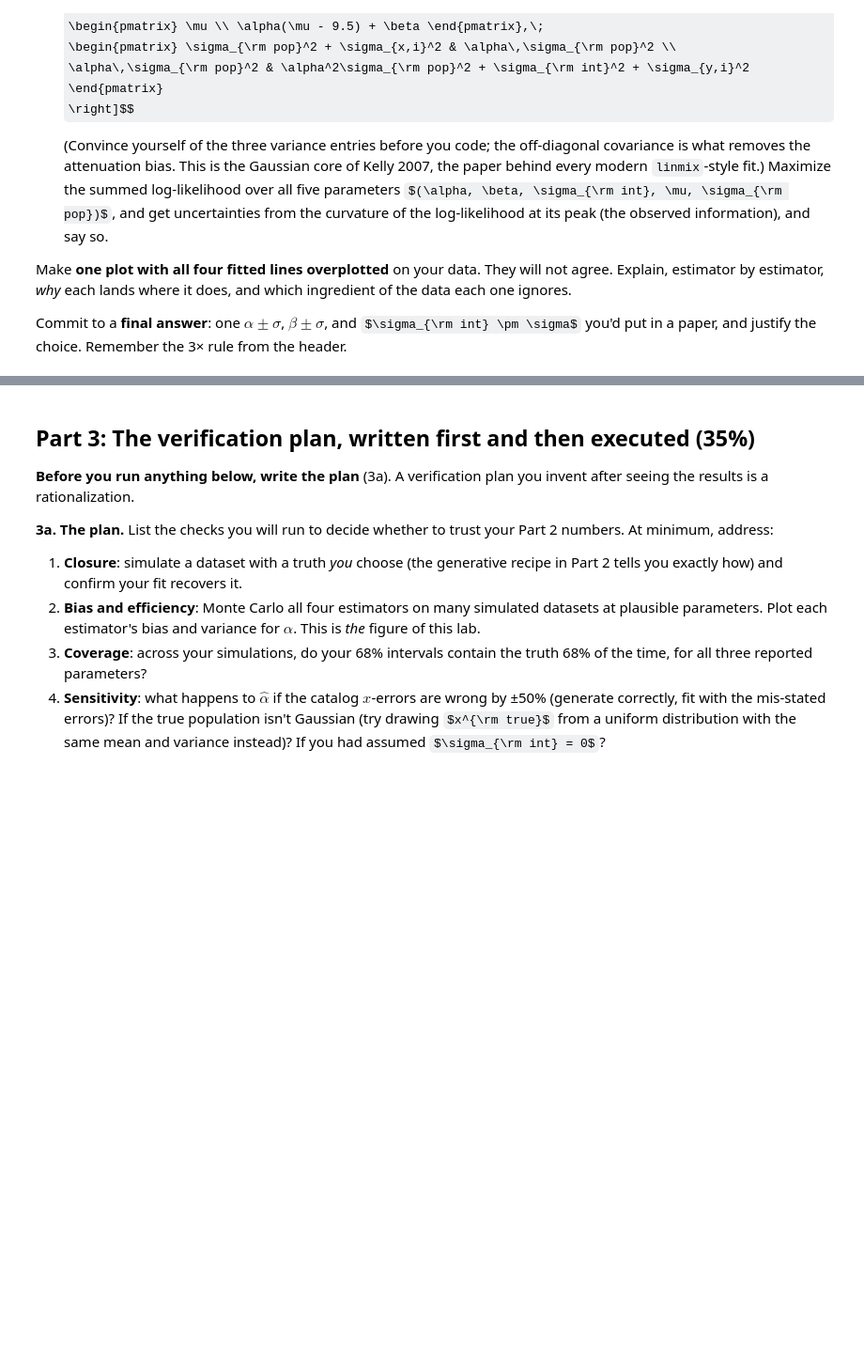
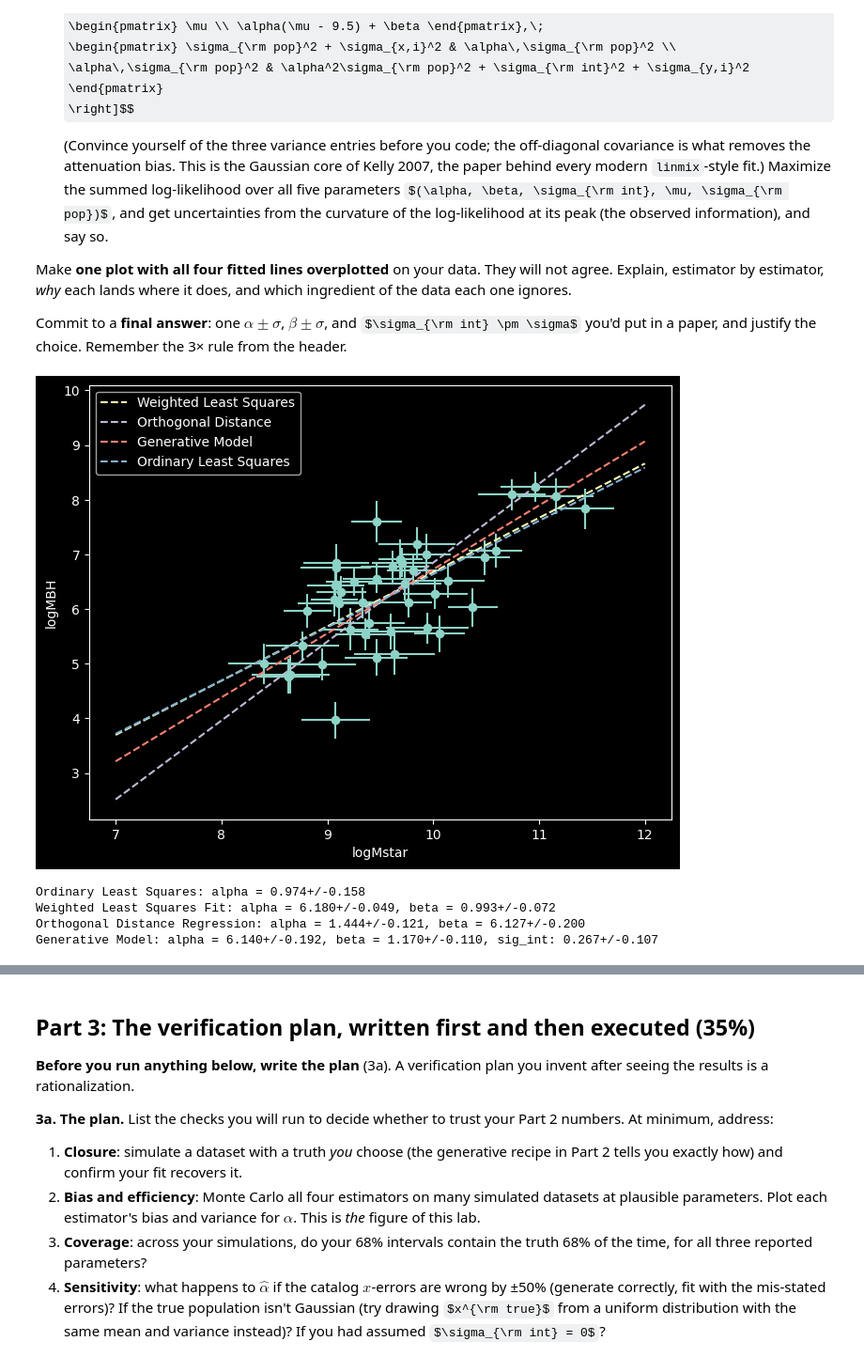
Before and after one commit to andrewtsteves/ast457_2026_Fall, a Jupyter notebook: submissions/asteves2/lab04.ipynb, the cells around one changed output, grey strips where cells are left out. Shown at 94% size. Cells and saved outputs as stored; diff of their text form; code cells hidden in the pictures; some formulas as TeX source; blank space fills up the shorter version.

```diff
--- a/submissions/asteves2/lab04.ipynb
+++ b/submissions/asteves2/lab04.ipynb
@@ -135,4 +136,82 @@ $\sigma_{\rm int} \pm \sigma$ you'd put in a paper, and justify the choice. Reme
 3× rule from the header.
 # %%
 # Part 2: your work here
+from scipy import odr
+from scipy.optimize import minimize
+import warnings
+warnings.filterwarnings('ignore')
+
+Sigma = np.diag(y_err ** 2)
+Sig_inv = np.linalg.inv(Sigma)
+
+theta_hat = np.linalg.inv(A.T @ Sig_inv @ A) @ A.T @ Sig_inv @ y
+cov = np.linalg.inv(A.T @ Sig_inv @ A)
+
+a_stddev_WLS = np.sqrt(cov[0, 0])
+b_stddev_WLS = np.sqrt(cov[1, 1])
+
+def fit(b, x):
+    return b[0] + (x - 9.5) * b[1]
+
+odr = odr.ODR(odr.RealData(x, y, sx = x_err, sy = y_err), odr.Model(fit), beta0 = theta)
+odr_res = odr.run()
+beta_odr, alpha_odr = odr_res.beta
+a_stddev_odr, b_stddev_odr = odr_res.sd_beta[0], odr_res.sd_beta[1]
+
+def neg2logL(p, x = x, y = y, sx = x_err, sy = y_err):
+    alpha, beta, logsig_int, mu, logsig_pop = p
+    sig_int, sig_pop = np.exp(logsig_int), np.exp(logsig_pop)
+    dx, dy = x - mu, y - (alpha * (mu - 9.5) + beta)
+    s11 = sig_pop + sx**2
+    s22 = alpha**2 * sig_pop + sig_int + sy**2
+    s12 = alpha * sig_pop
+    det = s11 * s22 - s12**2
+    quad = (s22 * dx**2 - 2 * s12 * dx * dy + s11 * dy**2) / det
+    return np.sum(np.log(det) + quad)
+
+def numerical_hessian(f, p, h=1e-4):
+    p = np.asarray(p, float); n = p.size; H = np.zeros((n, n))
+    for i in range(n):
+        for j in range(n):
+            e_i = np.zeros(n); e_j = np.zeros(n); e_i[i] = h; e_j[j] = h
+            H[i, j] = (f(p + e_i + e_j) - f(p + e_i - e_j) - f(p - e_i + e_j) + f(p - e_i - e_j)) / (4 * h * h)
+    return H
+
+start = [alpha_OSL, beta_OSL, np.log(0.3), np.mean(x), np.log(np.std(x))]
+res = minimize(neg2logL, start, options=dict(xatol=1e-8, fatol=1e-8, maxiter=20000))
+p_gen = res.x
+
+hess = numerical_hessian(neg2logL, p_gen)
+hess_inv = 2 * np.linalg.inv(hess)
+a_stddev_gen, b_stddev_gen = np.sqrt(hess_inv[0, 0]), np.sqrt(hess_inv[1, 1])
+logsig_int, logsig_int_stddev = p_gen[2], np.sqrt(hess_inv[2, 2])
+sig_int = np.exp(logsig_int)
+sig_int_stddev = sig_int * logsig_int_stddev
+
+
+xx = np.linspace(7, 12, 100)
+
+plt.figure(figsize=(8, 6))
+plt.errorbar(x, y, yerr = y_err, xerr = x_err, fmt = 'o')
+plt.plot(xx, theta_hat[0] + theta_hat[1] * (xx - 9.5), label = 'Weighted Least Squares', linestyle = '--')
+plt.plot(xx, beta_odr + alpha_odr * (xx - 9.5), label = 'Orthogonal Distance', linestyle = '--')
+plt.plot(xx, p_gen[1] + p_gen[0] * (xx - 9.5), label = 'Generative Model', linestyle = '--')
+plt.plot(xx, beta_OSL + alpha_OSL * (xx - 9.5), label = 'Ordinary Least Squares', linestyle = '--')
+
+plt.xlabel('logMstar')
+plt.ylabel('logMBH')
+
+plt.legend()
+plt.show()
+
+print(f'Ordinary Least Squares: alpha = {alpha_OSL:.3f}+/-{a_stddev_OSL:.3f}')
+print(f'Weighted Least Squares Fit: alpha = {theta_hat[0]:.3f}+/-{a_stddev_WLS:.3f}, beta = {theta_hat[1]:.3f}+/-{b_stddev_WLS:.3f}')
+print(f'Orthogonal Distance Regression: alpha = {alpha_odr:.3f}+/-{a_stddev_odr:.3f}, beta = {beta_odr:.3f}+/-{b_stddev_odr:.3f}')
+print(f'Generative Model: alpha = {p_gen[1]:.3f}+/-{a_stddev_gen:.3f}, beta = {p_gen[0]:.3f}+/-{b_stddev_gen:.3f}, sig_int: {sig_int:.3f}+/-{sig_int_stddev:.3f}')
+# %% [output]
+[figure, added]
+Ordinary Least Squares: alpha = 0.974+/-0.158
+Weighted Least Squares Fit: alpha = 6.180+/-0.049, beta = 0.993+/-0.072
+Orthogonal Distance Regression: alpha = 1.444+/-0.121, beta = 6.127+/-0.200
+Generative Model: alpha = 6.140+/-0.192, beta = 1.170+/-0.110, sig_int: 0.267+/-0.107
 # %% [markdown]
```
Also changed, not shown: parts of 3 cells of this notebook.
